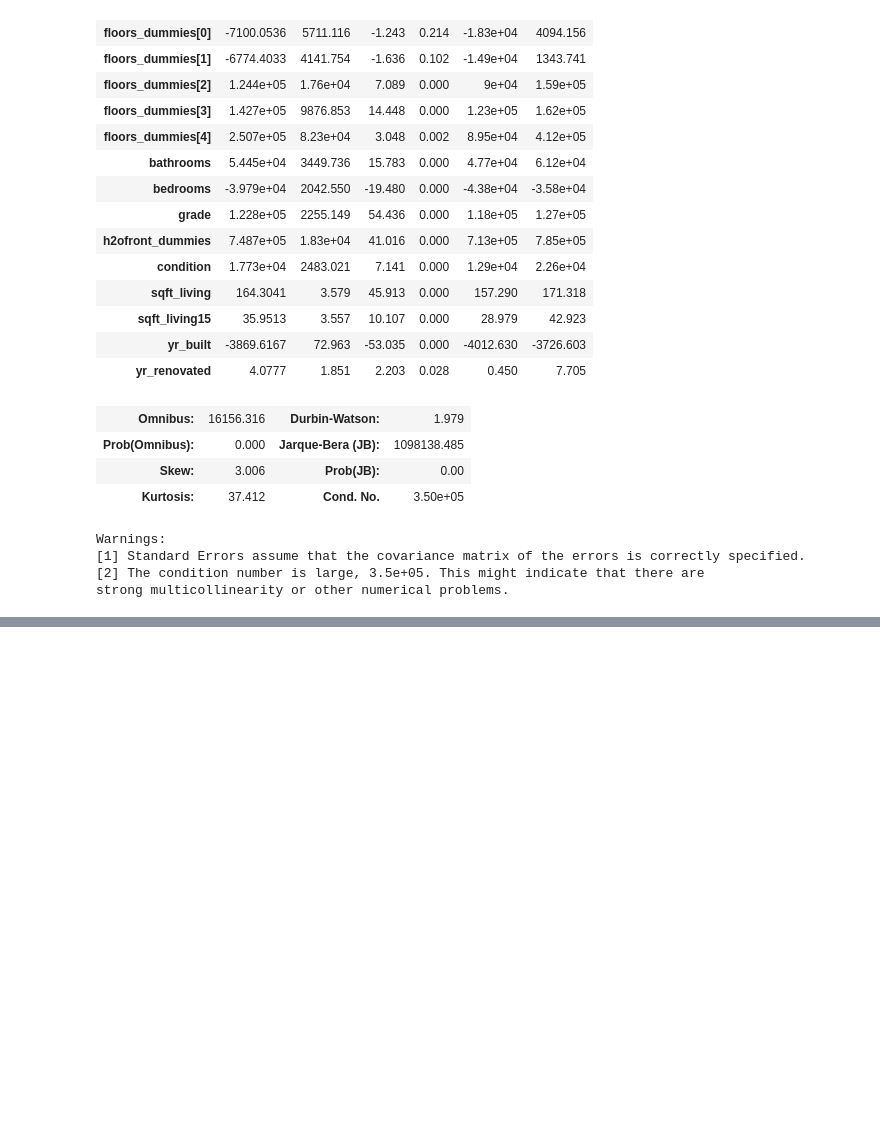
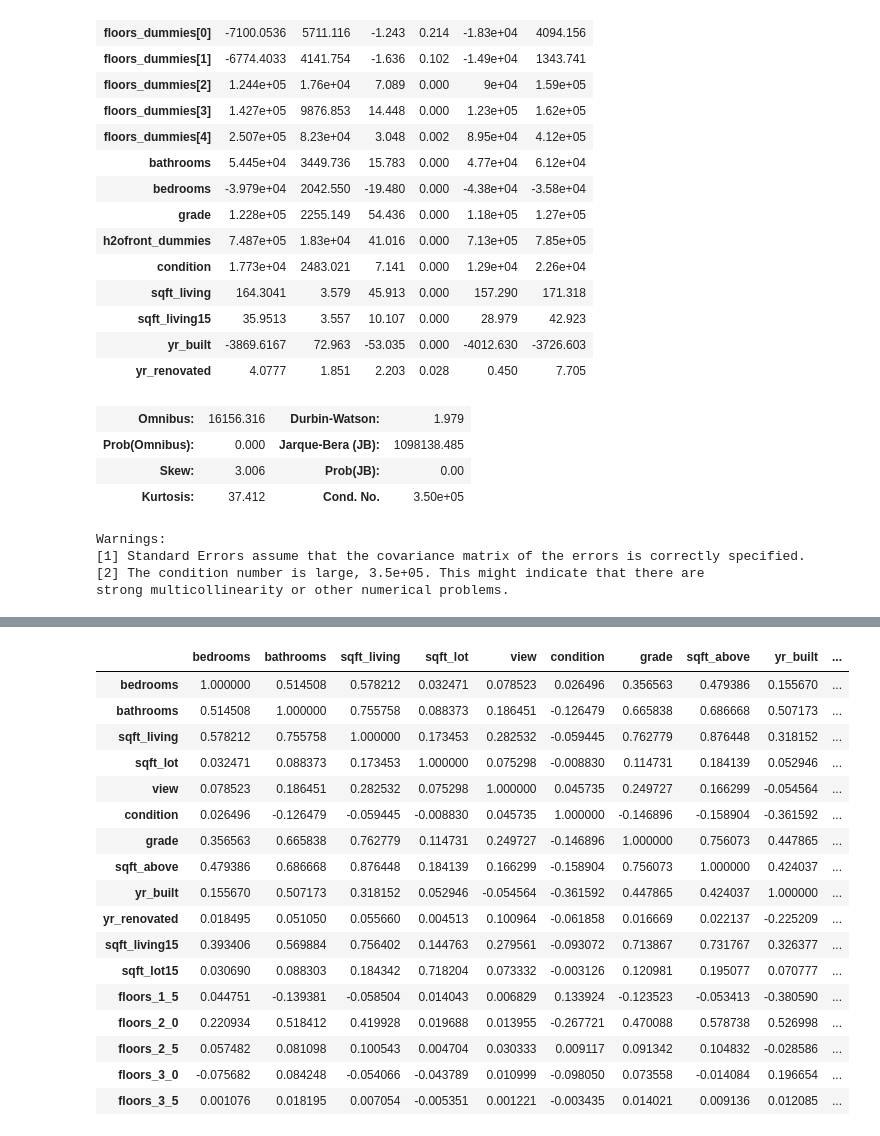
Before and after one commit to zhyde23/KC_Housing_Project, a Jupyter notebook: Mod2 Scratchbook.ipynb, the cells around one changed output, grey strips where cells are left out. Cells and saved outputs as stored; diff of their text form; code cells hidden in the pictures; blank space fills up the shorter version.

```diff
--- a/Mod2 Final Project.ipynb
+++ b/Mod2 Scratchbook.ipynb
@@ -670,0 +709,24 @@ strong multicollinearity or other numerical problems.
+# %%
+data_dum[['bedrooms', 'bathrooms', 'sqft_living', 'sqft_lot',
+       'view', 'condition', 'grade', 'sqft_above', 'sqft_basement', 'yr_built',
+       'yr_renovated', 'sqft_living15', 'sqft_lot15',
+       'floors_1_5', 'floors_2_0', 'floors_2_5', 'floors_3_0', 'floors_3_5']].corr()
+# %% [output]
+|  | bedrooms | bathrooms | sqft_living | sqft_lot | view | condition | grade | sqft_above | yr_built | ... |
+| bedrooms | 1.000000 | 0.514508 | 0.578212 | 0.032471 | 0.078523 | 0.026496 | 0.356563 | 0.479386 | 0.155670 | ... |
+| bathrooms | 0.514508 | 1.000000 | 0.755758 | 0.088373 | 0.186451 | -0.126479 | 0.665838 | 0.686668 | 0.507173 | ... |
+| sqft_living | 0.578212 | 0.755758 | 1.000000 | 0.173453 | 0.282532 | -0.059445 | 0.762779 | 0.876448 | 0.318152 | ... |
+| sqft_lot | 0.032471 | 0.088373 | 0.173453 | 1.000000 | 0.075298 | -0.008830 | 0.114731 | 0.184139 | 0.052946 | ... |
+| view | 0.078523 | 0.186451 | 0.282532 | 0.075298 | 1.000000 | 0.045735 | 0.249727 | 0.166299 | -0.054564 | ... |
+| condition | 0.026496 | -0.126479 | -0.059445 | -0.008830 | 0.045735 | 1.000000 | -0.146896 | -0.158904 | -0.361592 | ... |
+| grade | 0.356563 | 0.665838 | 0.762779 | 0.114731 | 0.249727 | -0.146896 | 1.000000 | 0.756073 | 0.447865 | ... |
+| sqft_above | 0.479386 | 0.686668 | 0.876448 | 0.184139 | 0.166299 | -0.158904 | 0.756073 | 1.000000 | 0.424037 | ... |
+| yr_built | 0.155670 | 0.507173 | 0.318152 | 0.052946 | -0.054564 | -0.361592 | 0.447865 | 0.424037 | 1.000000 | ... |
+| yr_renovated | 0.018495 | 0.051050 | 0.055660 | 0.004513 | 0.100964 | -0.061858 | 0.016669 | 0.022137 | -0.225209 | ... |
+| sqft_living15 | 0.393406 | 0.569884 | 0.756402 | 0.144763 | 0.279561 | -0.093072 | 0.713867 | 0.731767 | 0.326377 | ... |
+| sqft_lot15 | 0.030690 | 0.088303 | 0.184342 | 0.718204 | 0.073332 | -0.003126 | 0.120981 | 0.195077 | 0.070777 | ... |
+| floors_1_5 | 0.044751 | -0.139381 | -0.058504 | 0.014043 | 0.006829 | 0.133924 | -0.123523 | -0.053413 | -0.380590 | ... |
+| floors_2_0 | 0.220934 | 0.518412 | 0.419928 | 0.019688 | 0.013955 | -0.267721 | 0.470088 | 0.578738 | 0.526998 | ... |
+| floors_2_5 | 0.057482 | 0.081098 | 0.100543 | 0.004704 | 0.030333 | 0.009117 | 0.091342 | 0.104832 | -0.028586 | ... |
+| floors_3_0 | -0.075682 | 0.084248 | -0.054066 | -0.043789 | 0.010999 | -0.098050 | 0.073558 | -0.014084 | 0.196654 | ... |
+| floors_3_5 | 0.001076 | 0.018195 | 0.007054 | -0.005351 | 0.001221 | -0.003435 | 0.014021 | 0.009136 | 0.012085 | ... |
```
Also changed, not shown: parts of 18 cells of this notebook, 1 other file.
